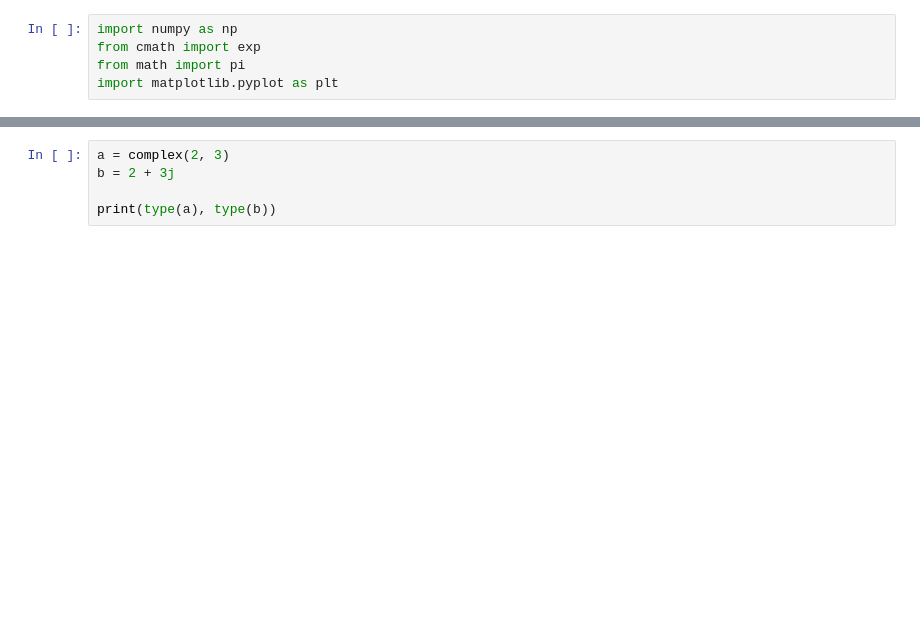
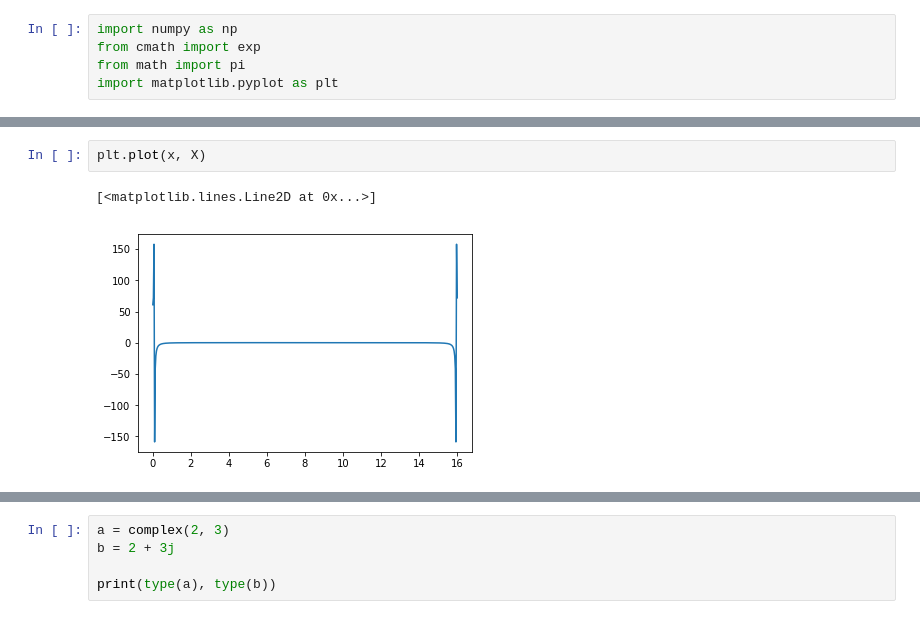
Before and after one commit to CosmoStats/cosmostats2018-Pagutri, a Jupyter notebook: 2daParte/Ejercicio1/01_Fourier_transform.ipynb, the cells around one changed output, grey strips where cells are left out. Drawn from its saved outputs; the diff is of its cells as text; blank space fills up the shorter version.

```diff
--- a/2daParte/Ejercicio1/01_Fourier_transform.ipynb
+++ b/2daParte/Ejercicio1/01_Fourier_transform.ipynb
@@ -21,0 +46,5 @@ import matplotlib.pyplot as plt
+# %%
+plt.plot(x, X)
+# %% [output]
+[<matplotlib.lines.Line2D at 0x...>]
+[figure, added]
```
Also changed, not shown: parts of 6 cells of this notebook.
